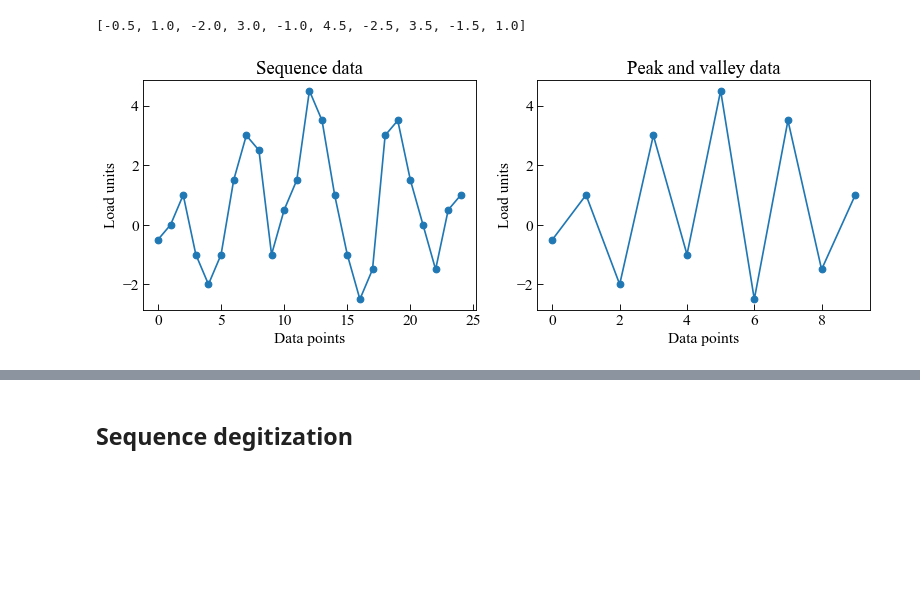
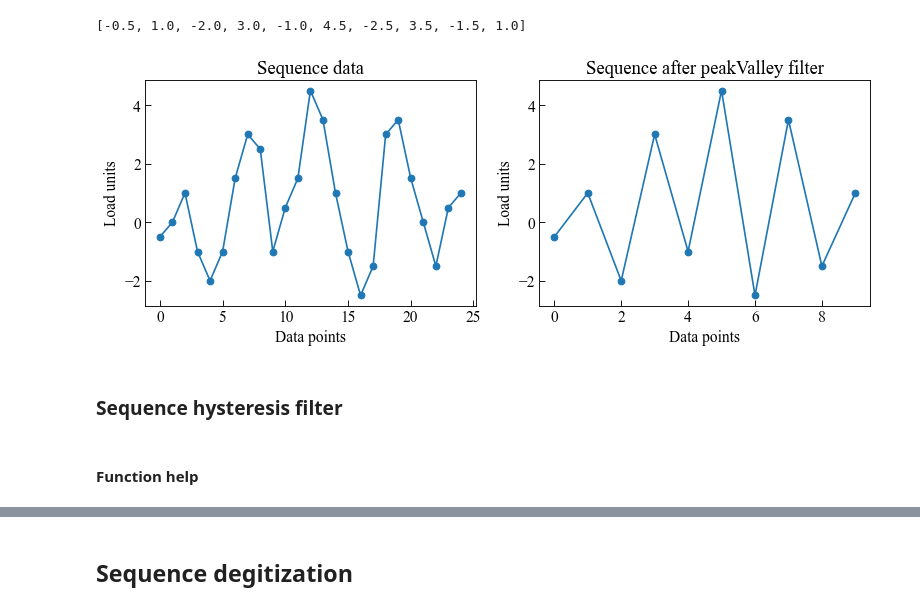
Before and after one commit to dpzhuX/ffpack, a Jupyter notebook: docs/source/utility methods.ipynb, the cells around one changed output, grey strips where cells are left out. Saved outputs shown, nothing was run; the diff lists cells and outputs as text; code cells hidden in the pictures; blank space fills up the shorter version.

```diff
--- a/docs/source/utility methods.ipynb
+++ b/docs/source/utility methods.ipynb
@@ -271,23 +273,27 @@ print( gspvResults )
 # %%
 fig, ( ax1, ax2 ) = plt.subplots( 1, 2, figsize=( 10, 4 ) )
 
 ax1.plot( gspvSequenceData, 'o-' )
 
 ax1.tick_params( axis='x', direction="in", length=5 )
 ax1.tick_params( axis='y', direction="in", length=5 )
 ax1.set_ylabel( "Load units" )
 ax1.set_xlabel( "Data points" )
 ax1.set_title( "Sequence data" )
 
 ax2.plot( gspvResults, 'o-' )
 
 ax2.tick_params(axis='x', direction="in", length=5)
 ax2.tick_params(axis='y', direction="in", length=5)
 ax2.set_ylabel( "Load units" )
 ax2.set_xlabel( "Data points" )
-ax2.set_title( "Peak and valley data" )
+ax2.set_title( "Sequence after peakValley filter" )
 
 plt.tight_layout()
 plt.show()
 # %% [output]
-[figure, old version]
+[figure, new version]
+# %% [markdown]
+### Sequence hysteresis filter
+# %% [markdown]
+#### Function help
```
Also changed, not shown: parts of 16 cells of this notebook, 3 other files.
